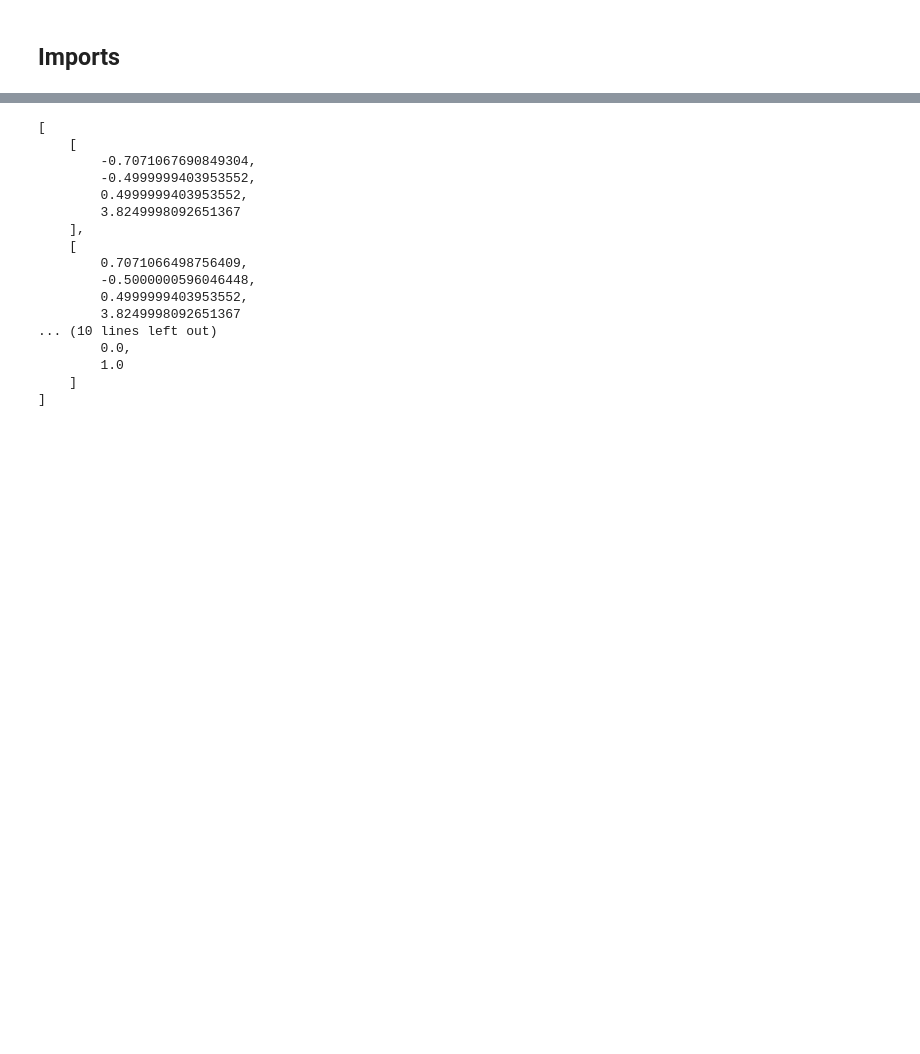
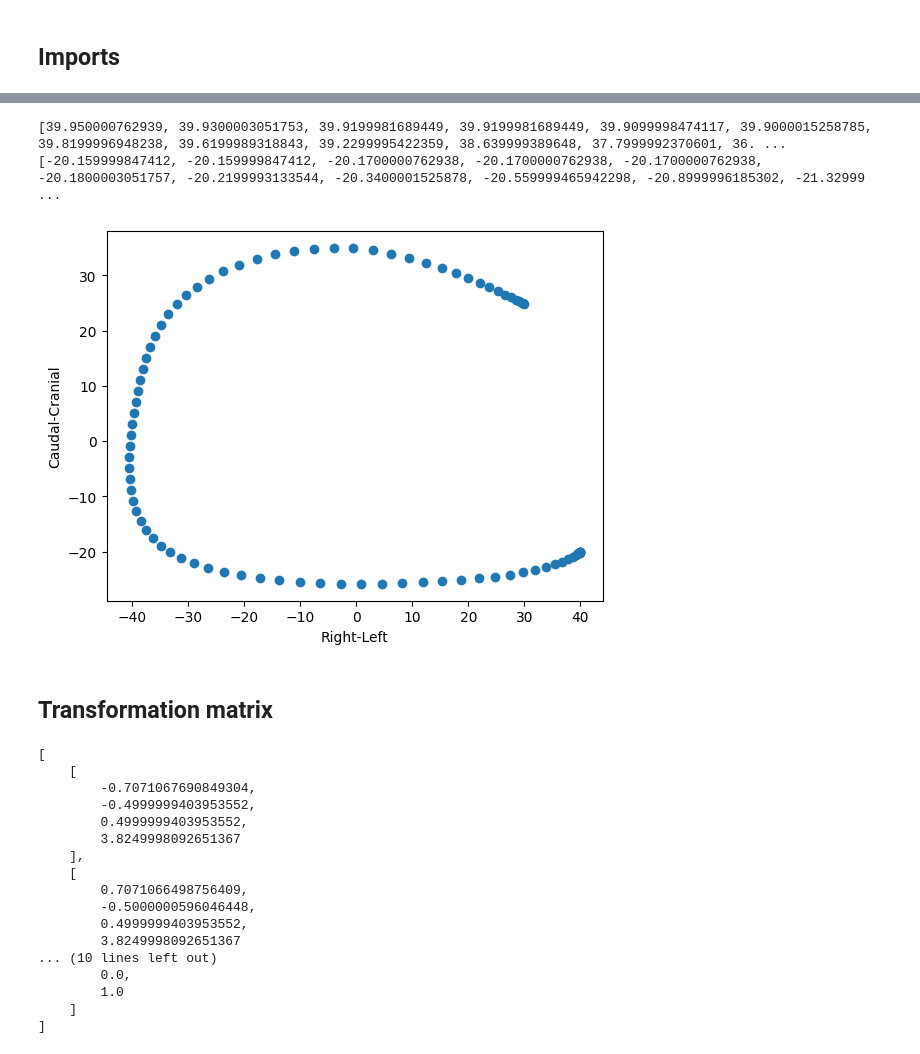
Before and after one commit to therlaup/DICOM2D-NeRF, a Jupyter notebook: camera_views.ipynb, the cells around one changed output, grey strips where cells are left out. Saved outputs shown, nothing was run; the diff lists cells and outputs as text; code cells hidden in the pictures; blank space fills up the shorter version.

```diff
--- a/camera_views.ipynb
+++ b/camera_views.ipynb
@@ -118,3 +85,28 @@ Horizontal field of view: fovx = 2 * atan(detector_size_x / 2 / DistanceSourceTo
+# %%
+## Extract angualar data
+rl_initial = ds[0x0018, 0x1510].value # Positioner Primary Angle
+cc_initial = ds[0x0018, 0x1511].value # Positioner Secondary Angle
+
+rl_array = ds[0x0018, 0x1520].value # Positioner Primary Angle Increment
+cc_array = ds[0x0018, 0x1521].value # Positioner Secondary Angle Increment
+
+# Add the initial angles to the increments to get the full angles
+rl_array = [x + rl_initial for x in rl_array]
+cc_array = [x + cc_initial for x in cc_array]
+
+print(rl_array)
+print(cc_array)
+
+plt.scatter(rl_array,cc_array)
+plt.xlabel('Right-Left')
+plt.ylabel('Caudal-Cranial')
+plt.show()
+# %% [output]
+[39.950000762939, 39.9300003051753, 39.9199981689449, 39.9199981689449, 39.9099998474117, 39.9000015258785, 39.8199996948238, 39.6199989318843, 39.2299995422359, 38.639999389648, 37.7999992370601, 36. ...
+[-20.159999847412, -20.159999847412, -20.1700000762938, -20.1700000762938, -20.1700000762938, -20.1800003051757, -20.2199993133544, -20.3400001525878, -20.559999465942298, -20.8999996185302, -21.32999 ...
+[figure, added]
+# %% [markdown]
+## Transformation matrix
 # %%
 # We now describe the camera model. In this case, we use the OpenGL convention (model, view,
 # projection matrices) as is done in NERF studio. The GLM library provides
```
Also changed, not shown: parts of 20 cells of this notebook.
